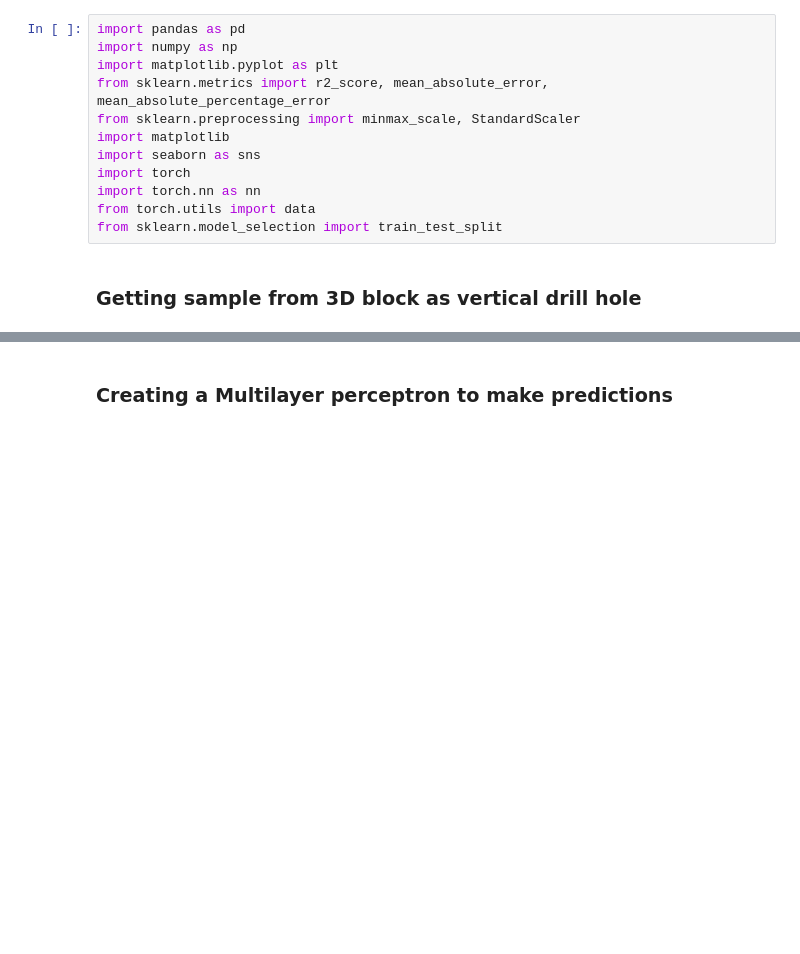
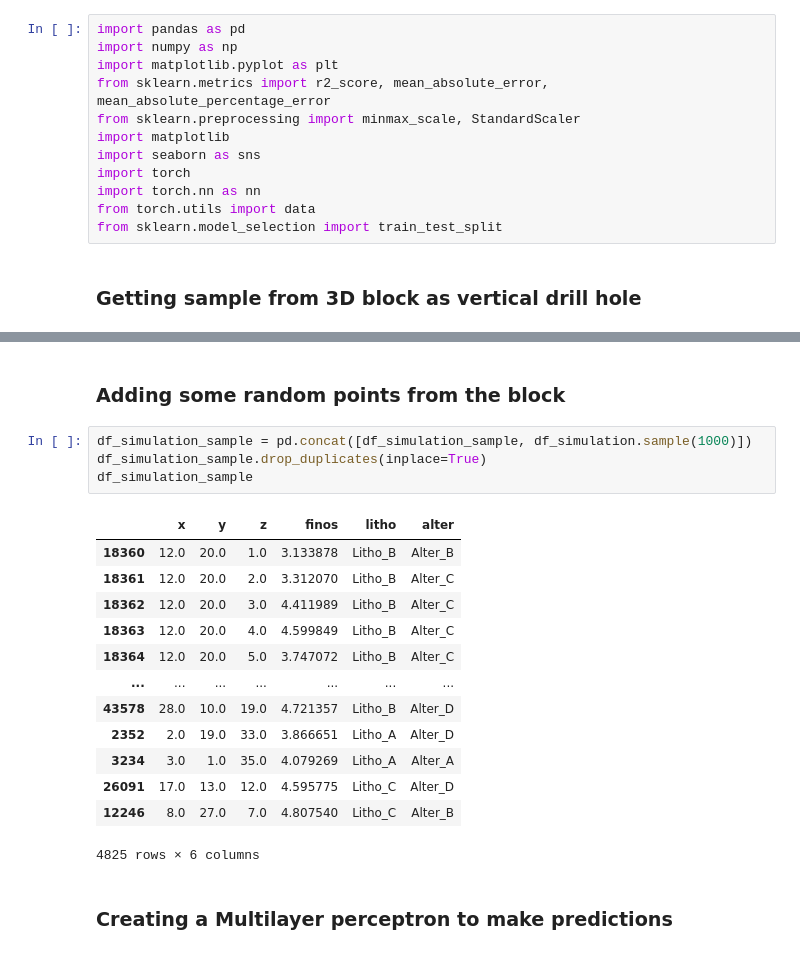
Before and after one commit to Yairama/Geospatial-Interpolation, a Jupyter notebook: 02 multilayer_perceptron.ipynb, the cells around one changed output, grey strips where cells are left out. Saved outputs shown, nothing was run; the diff lists cells and outputs as text; blank space fills up the shorter version.

```diff
--- a/02 multilayer_perceptron.ipynb
+++ b/02 multilayer_perceptron.ipynb
@@ -37,3 +39,23 @@ Text(0.5, 1.0, 'Drill holes - plan view')
+# %% [markdown]
+### Adding some random points from the block
+# %%
+df_simulation_sample = pd.concat([df_simulation_sample, df_simulation.sample(1000)])
+df_simulation_sample.drop_duplicates(inplace=True)
+df_simulation_sample
+# %% [output]
+|  | x | y | z | finos | litho | alter |
+| 18360 | 12.0 | 20.0 | 1.0 | 3.133878 | Litho_B | Alter_B |
+| 18361 | 12.0 | 20.0 | 2.0 | 3.312070 | Litho_B | Alter_C |
+| 18362 | 12.0 | 20.0 | 3.0 | 4.411989 | Litho_B | Alter_C |
+| 18363 | 12.0 | 20.0 | 4.0 | 4.599849 | Litho_B | Alter_C |
+| 18364 | 12.0 | 20.0 | 5.0 | 3.747072 | Litho_B | Alter_C |
+| ... | ... | ... | ... | ... | ... | ... |
+| 43578 | 28.0 | 10.0 | 19.0 | 4.721357 | Litho_B | Alter_D |
+| 2352 | 2.0 | 19.0 | 33.0 | 3.866651 | Litho_A | Alter_D |
+| 3234 | 3.0 | 1.0 | 35.0 | 4.079269 | Litho_A | Alter_A |
+| 26091 | 17.0 | 13.0 | 12.0 | 4.595775 | Litho_C | Alter_D |
+| 12246 | 8.0 | 27.0 | 7.0 | 4.807540 | Litho_C | Alter_B |
+4825 rows × 6 columns
 # %% [markdown]
 ### Creating a Multilayer perceptron to make predictions
 # %% [markdown]
```
Also changed, not shown: parts of 8 cells of this notebook, 4 other files.
